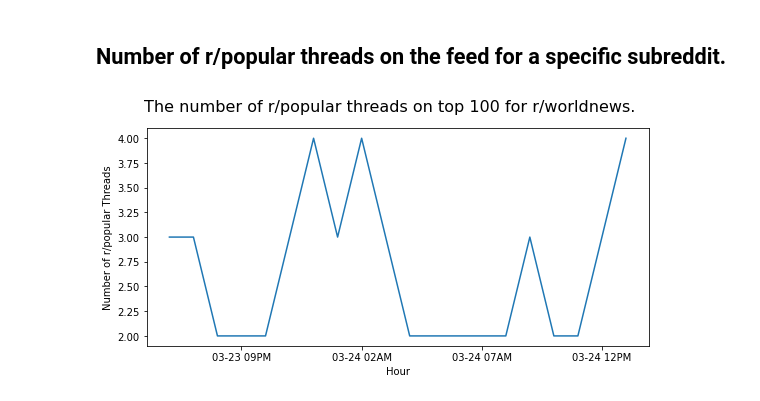
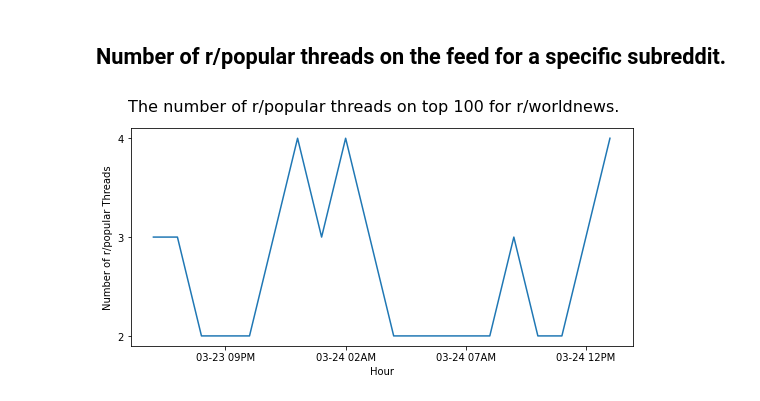
Before and after one commit to jackiec1998/resilient-communities, a Jupyter notebook: src/notebooks/analysis.ipynb, the cells around one changed output. Saved outputs shown, nothing was run; the diff lists cells and outputs as text; code cells hidden in the pictures.

Commit message:
Changed y-axis to integers.

```diff
--- a/src/notebooks/analysis.ipynb
+++ b/src/notebooks/analysis.ipynb
@@ -277,31 +279,35 @@ subreddit = 'worldnews'
 
 popular_ranges = popular_threads[popular_threads['subreddit'] == subreddit][['min_datetime', 'max_datetime']]
 popular_ranges['start_hour'] = popular_ranges['min_datetime'].dt.round('H')
 popular_ranges['end_hour'] = popular_ranges['max_datetime'].dt.round('H')
 
 
 start = popular_ranges['start_hour'].min()
 end = popular_ranges['end_hour'].max()
 
 date_index = pd.date_range(start, end, freq='H')
 
 popular_feed_count = pd.DataFrame(index=date_index,
                                   columns=['num_popular'],
                                   data=[0 for _ in range(len(date_index))])
 
 for row in popular_ranges.itertuples():
     for hour in pd.date_range(row.start_hour, row.end_hour, freq='H'):
         popular_feed_count.loc[hour] += 1
 
 plt.figure(figsize=(9, 4))
 plt.suptitle(f'The number of r/popular threads on top 100 for r/{subreddit}.', fontsize=16)
 plt.xlabel('Hour', fontsize=10)
 plt.ylabel('Number of r/popular Threads', fontsize=10)
 plt.plot(popular_feed_count)
+
 ax = plt.gca()
 matplotlib.rcParams['timezone'] = 'US/Central'
 ax.xaxis.set_major_locator(mdates.HourLocator(interval=5))
 ax.xaxis.set_major_formatter(mdates.DateFormatter('%m-%d %I%p'))
+
+ax.yaxis.set_major_locator(MaxNLocator(integer=True))
+
 plt.show()
 # %% [output]
-[figure, old version]
+[figure, new version]
```
Also changed, not shown: parts of 1 cell of this notebook.
